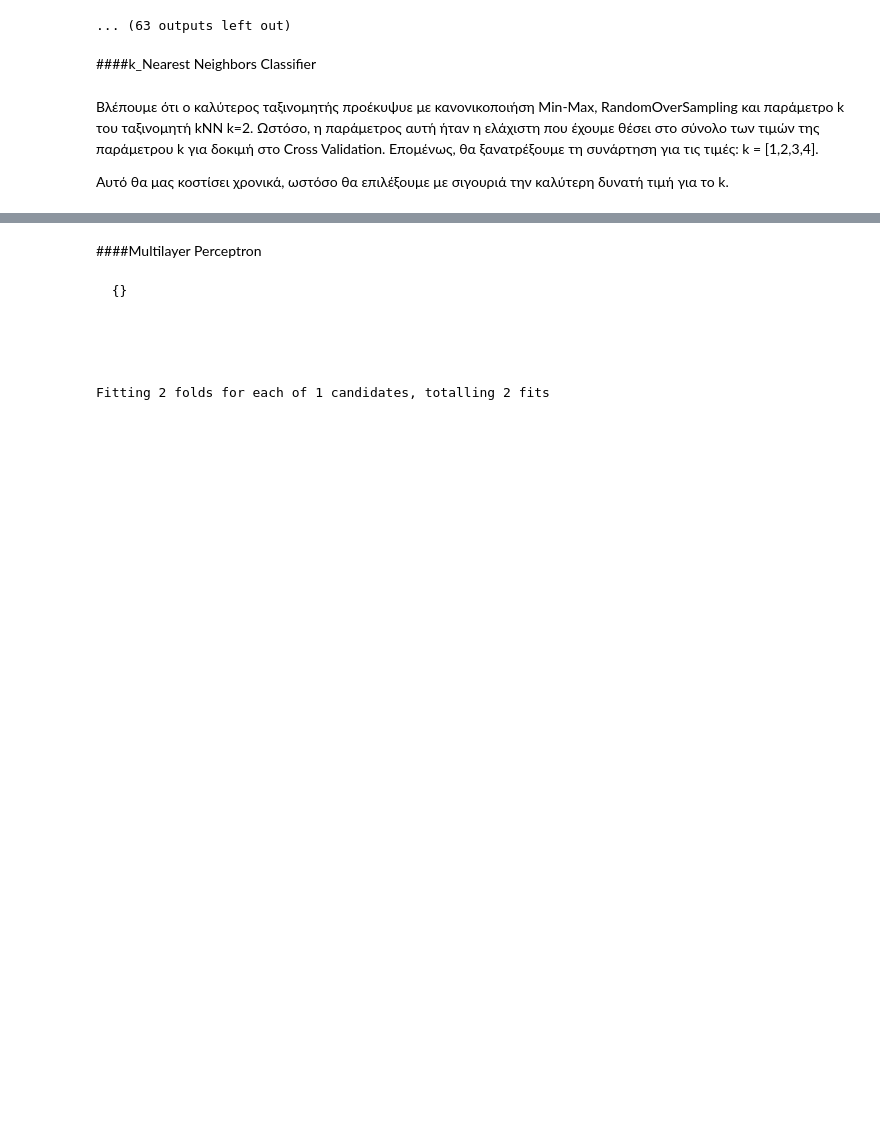
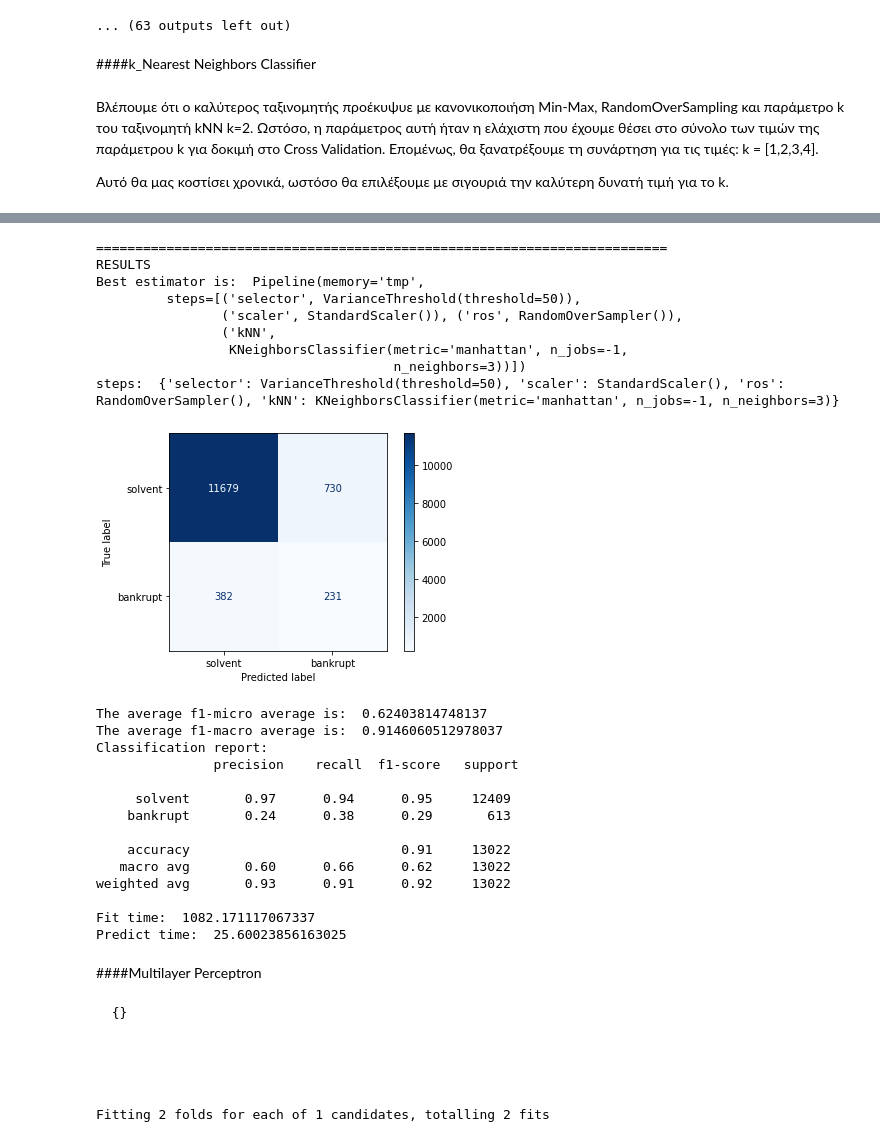
Before and after one commit to jkalogero/Neural-Networks, a Jupyter notebook: Lab_1/Lab_1.ipynb, the cells around one changed output, grey strips where cells are left out. Drawn from its saved outputs; the diff is of its cells as text; code cells hidden in the pictures; blank space fills up the shorter version.

```diff
--- a/Lab_1/Lab_1.ipynb
+++ b/Lab_1/Lab_1.ipynb
@@ -2528,10 +2554,10 @@ Fitting 2 folds for each of 1 candidates, totalling 2 fits
 Αυτό θα μας κοστίσει χρονικά, ωστόσο θα επιλέξουμε με σιγουριά την καλύτερη δυνατή τιμή για το k.
 # %%
 est_dict_knn = {
-    'selector': [0, 5, 10],
-    'pca': [5, 10, 20, 30],
+    'selector': [10, 50, 100],
+    'pca': [15, 20, 25],
     'kNN': {
-        "kNN__n_neighbors":[i for i in range(1, 11, 2)],
+        "kNN__n_neighbors":[3, 5, 7],
         "kNN__weights": ["uniform", "distance"],
         "kNN__metric": ["euclidean", "manhattan"]
     }
@@ -2650,3 +2578,36 @@ Fitting 2 folds for each of 20 candidates, totalling 40 fits
+# %%
+import operator
+# compute f1-macro
+knn_macro_big = {k: f1_score(big_test_labels, v, average='macro') for k,v in big_scores_knn['preds'].items()}
+# get the estimator with the maximum f1-macro
+opt_knn_macro = max(knn_macro_big.items(), key=operator.itemgetter(1))[0]
+
+getResults(big_scores_knn, opt_knn_macro, big_test, big_test_labels, "solvent", "bankrupt")
+# %% [output]
+=========================================================================
+RESULTS
+Best estimator is:  Pipeline(memory='tmp',
+         steps=[('selector', VarianceThreshold(threshold=50)),
+                ('scaler', StandardScaler()), ('ros', RandomOverSampler()),
+                ('kNN',
+                 KNeighborsClassifier(metric='manhattan', n_jobs=-1,
+                                      n_neighbors=3))])
+steps:  {'selector': VarianceThreshold(threshold=50), 'scaler': StandardScaler(), 'ros': RandomOverSampler(), 'kNN': KNeighborsClassifier(metric='manhattan', n_jobs=-1, n_neighbors=3)}
+[figure, added]
+The average f1-micro average is:  0.62403814748137
+The average f1-macro average is:  0.9146060512978037
+Classification report:
+               precision    recall  f1-score   support
+
+     solvent       0.97      0.94      0.95     12409
+    bankrupt       0.24      0.38      0.29       613
+
+    accuracy                           0.91     13022
+   macro avg       0.60      0.66      0.62     13022
+weighted avg       0.93      0.91      0.92     13022
+
+Fit time:  1082.171117067337
+Predict time:  25.60023856163025
 # %% [markdown]
 ####Multilayer Perceptron
 # %%
```
Also changed, not shown: parts of 16 cells of this notebook.
